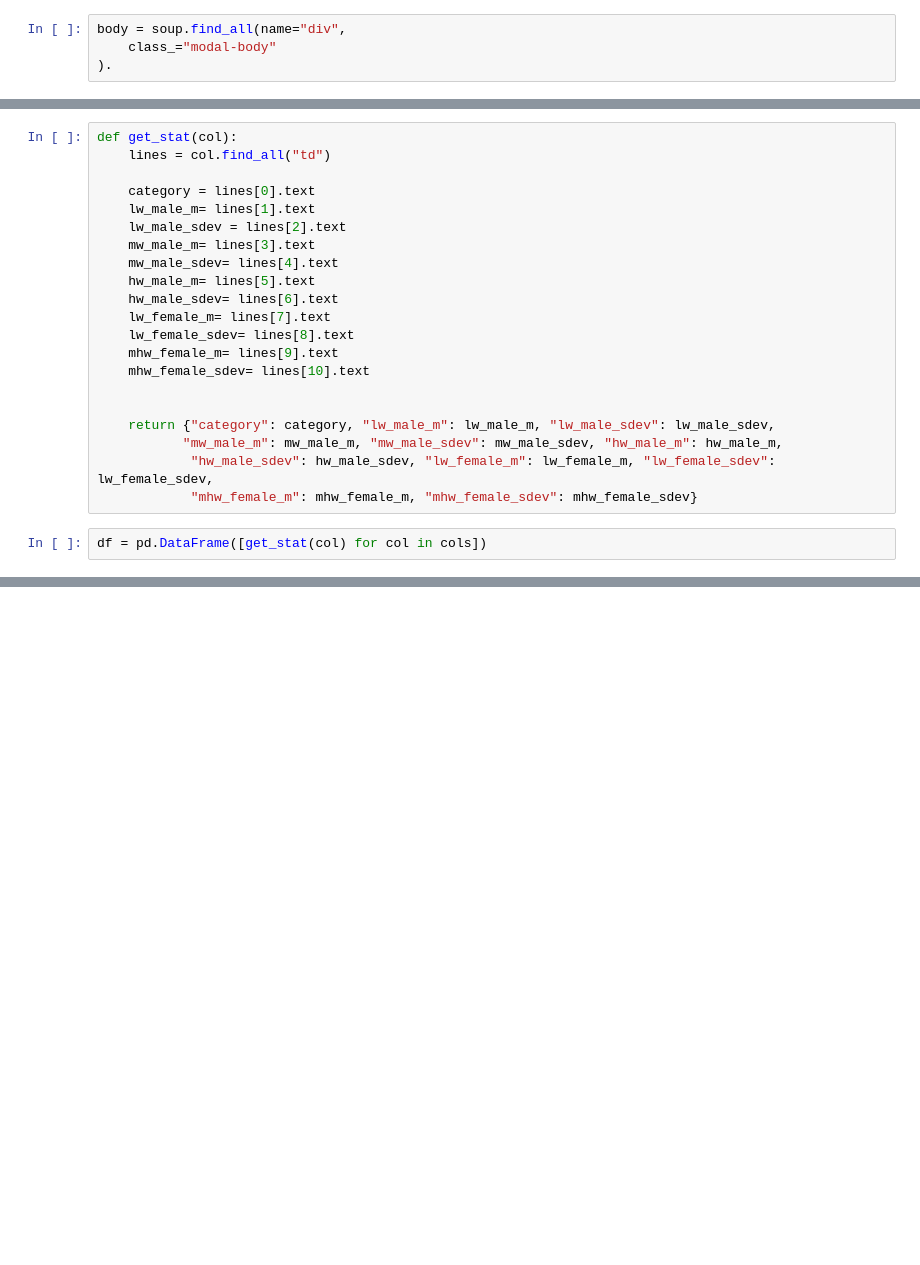
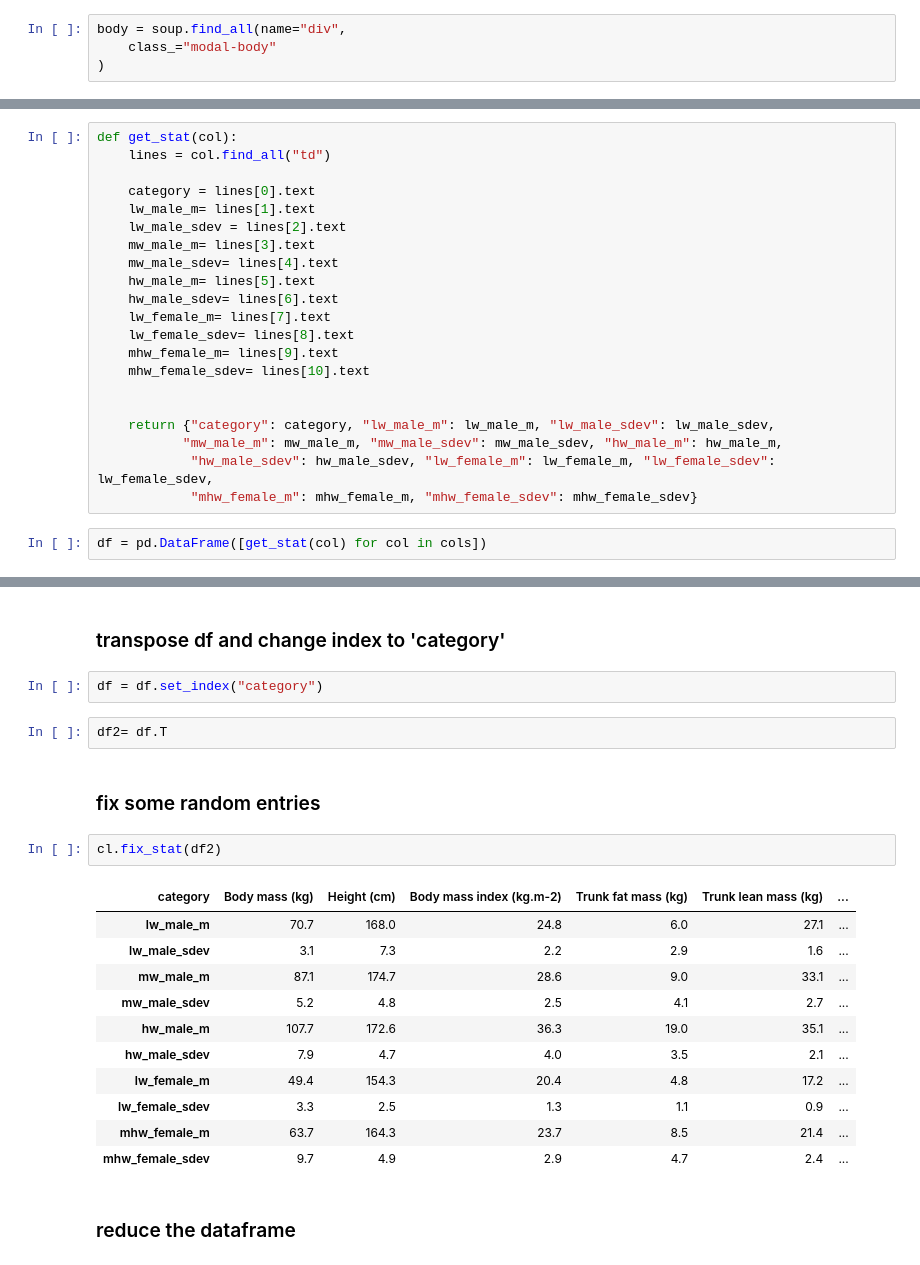
Before and after one commit to jalex141/nuclear-power, a Jupyter notebook: src/scraping.ipynb, the cells around one changed output, grey strips where cells are left out. Drawn from its saved outputs; the diff is of its cells as text; blank space fills up the shorter version.

```diff
--- a/src/scraping.ipynb
+++ b/src/scraping.ipynb
@@ -24,7 +27,7 @@ soup = BeautifulSoup(response.content)
 # %%
 body = soup.find_all(name="div",
     class_="modal-body"
-).
+)
 # %%
 cols = body[3].find_all("tr")
 cols= cols[2:]
@@ -91,0 +60,24 @@ df
+# %% [markdown]
+### transpose df and change index to 'category'
+# %%
+df = df.set_index("category")
+# %%
+df2= df.T
+# %% [markdown]
+### fix some random entries
+# %%
+cl.fix_stat(df2)
+# %% [output]
+| category | Body mass (kg) | Height (cm) | Body mass index (kg.m-2) | Trunk fat mass (kg) | Trunk lean mass (kg) | ... |
+| lw_male_m | 70.7 | 168.0 | 24.8 | 6.0 | 27.1 | ... |
+| lw_male_sdev | 3.1 | 7.3 | 2.2 | 2.9 | 1.6 | ... |
+| mw_male_m | 87.1 | 174.7 | 28.6 | 9.0 | 33.1 | ... |
+| mw_male_sdev | 5.2 | 4.8 | 2.5 | 4.1 | 2.7 | ... |
+| hw_male_m | 107.7 | 172.6 | 36.3 | 19.0 | 35.1 | ... |
+| hw_male_sdev | 7.9 | 4.7 | 4.0 | 3.5 | 2.1 | ... |
+| lw_female_m | 49.4 | 154.3 | 20.4 | 4.8 | 17.2 | ... |
+| lw_female_sdev | 3.3 | 2.5 | 1.3 | 1.1 | 0.9 | ... |
+| mhw_female_m | 63.7 | 164.3 | 23.7 | 8.5 | 21.4 | ... |
+| mhw_female_sdev | 9.7 | 4.9 | 2.9 | 4.7 | 2.4 | ... |
+# %% [markdown]
+### reduce the dataframe
```
Also changed, not shown: parts of 13 cells of this notebook, 6 other files.
